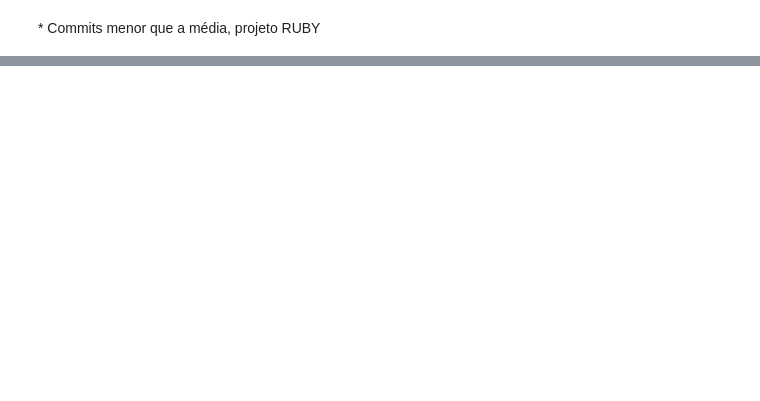
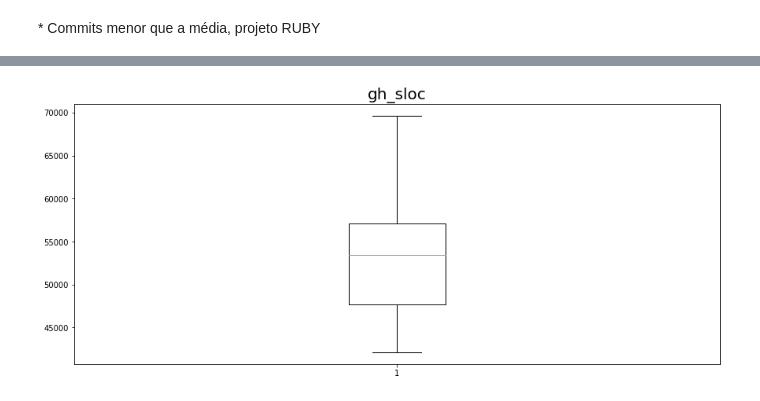
Before and after one commit to wagnernegrao/ci-analysis, a Jupyter notebook: ci_analysis.ipynb, the cells around one changed output, grey strips where cells are left out. Drawn from its saved outputs; the diff is of its cells as text; code cells hidden in the pictures; blank space fills up the shorter version.

```diff
--- a/ci_analysis.ipynb
+++ b/ci_analysis.ipynb
@@ -264,0 +272,4 @@ max    419.000000
+# %%
+plot('gh_sloc',dataset.gh_sloc)
+# %% [output]
+[figure, added]
```
Also changed, not shown: parts of 6 cells of this notebook.
